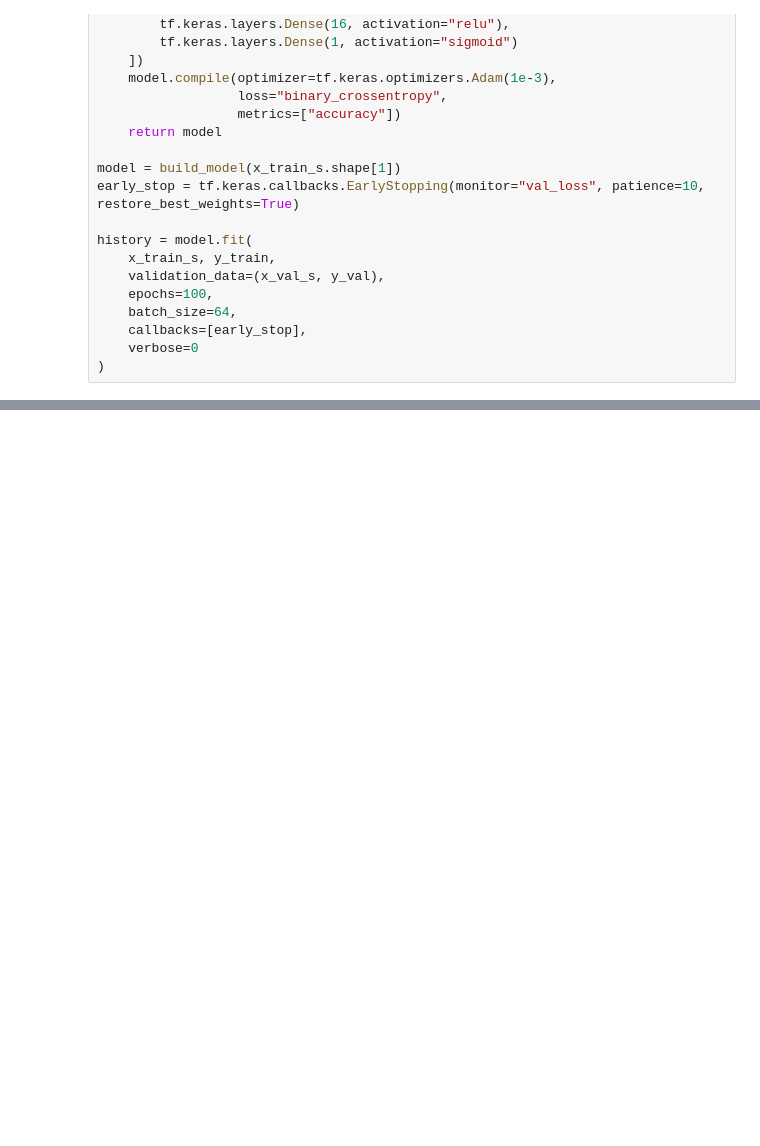
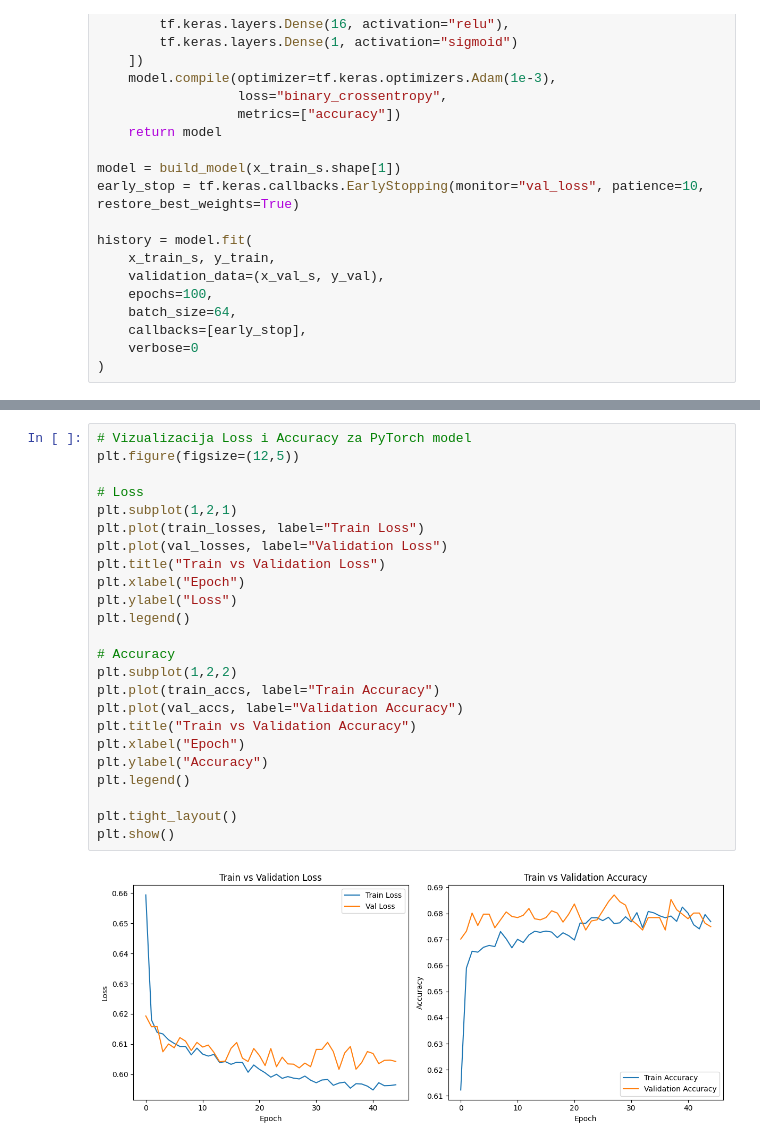
Before and after one commit to markoandjel/MachineLearning, a Jupyter notebook: Projekat III/projekat3.ipynb, the cells around one changed output, grey strips where cells are left out. Drawn from its saved outputs; the diff is of its cells as text; blank space fills up the shorter version.

```diff
--- a/Projekat III/projekat3.ipynb
+++ b/Projekat III/projekat3.ipynb
@@ -467,0 +634,26 @@ Confusion Matrix:
+# %%
+# Vizualizacija Loss i Accuracy za PyTorch model
+plt.figure(figsize=(12,5))
+
+# Loss
+plt.subplot(1,2,1)
+plt.plot(train_losses, label="Train Loss")
+plt.plot(val_losses, label="Validation Loss")
+plt.title("Train vs Validation Loss")
+plt.xlabel("Epoch")
+plt.ylabel("Loss")
+plt.legend()
+
+# Accuracy
+plt.subplot(1,2,2)
+plt.plot(train_accs, label="Train Accuracy")
+plt.plot(val_accs, label="Validation Accuracy")
+plt.title("Train vs Validation Accuracy")
+plt.xlabel("Epoch")
+plt.ylabel("Accuracy")
+plt.legend()
+
+plt.tight_layout()
+plt.show()
+# %% [output]
+[figure, added]
```
Also changed, not shown: parts of 8 cells of this notebook.
